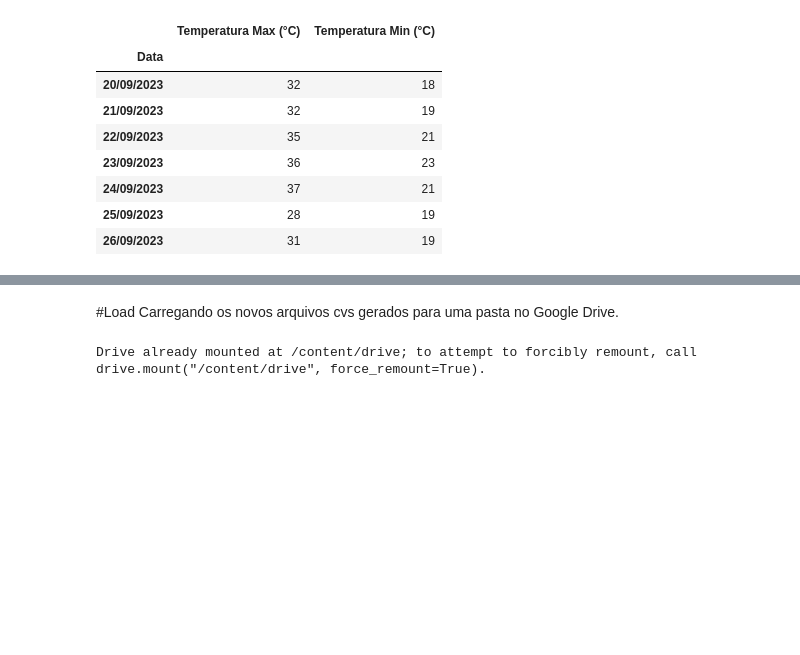
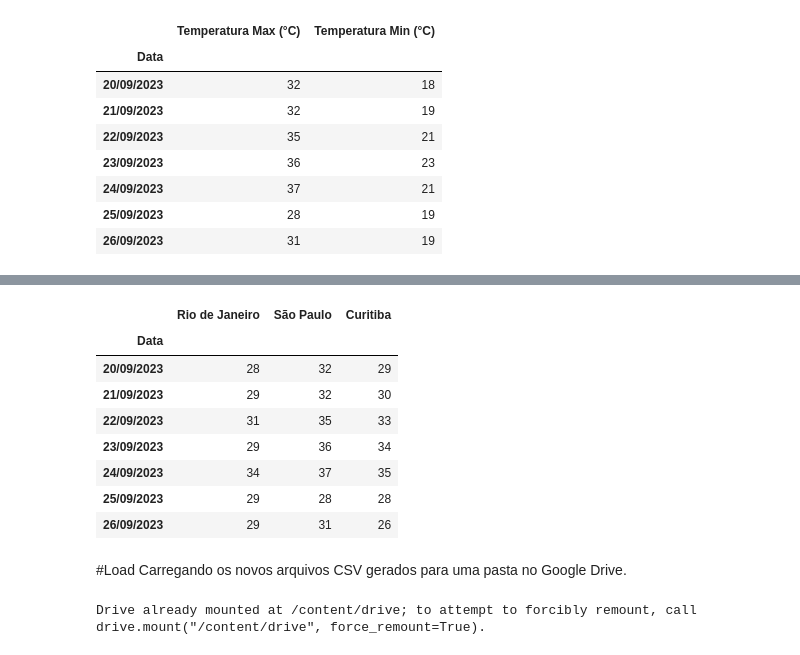
Before and after one commit to mgoncalves-chaves/ETL_python, a Jupyter notebook: ETL_python.ipynb, the cells around one changed output, grey strips where cells are left out. Cells and saved outputs as stored; diff of their text form; code cells hidden in the pictures; blank space fills up the shorter version.

```diff
--- a/ETL_python.ipynb
+++ b/ETL_python.ipynb
@@ -51,12 +62,23 @@ temp_minima.to_csv("temp_minima.csv")
 # %%
 temp_maxima=pd.DataFrame()
 temp_maxima['Rio de Janeiro']=temperatura_rio['Temperatura Max (°C)']
 temp_maxima['São Paulo']=temperatura_sp['Temperatura Max (°C)']
 temp_maxima['Curitiba']=temperatura_curitiba['Temperatura Max (°C)']
+temp_maxima
 temp_maxima.to_csv("temp_maxima.csv")
+# %% [output]
+|  | Rio de Janeiro | São Paulo | Curitiba |
+| Data |  |  |  |
+| 20/09/2023 | 28 | 32 | 29 |
+| 21/09/2023 | 29 | 32 | 30 |
+| 22/09/2023 | 31 | 35 | 33 |
+| 23/09/2023 | 29 | 36 | 34 |
+| 24/09/2023 | 34 | 37 | 35 |
+| 25/09/2023 | 29 | 28 | 28 |
+| 26/09/2023 | 29 | 31 | 26 |
 # %% [markdown]
 #Load
-Carregando os novos arquivos cvs gerados para uma pasta no Google Drive.
+Carregando os novos arquivos CSV gerados para uma pasta no Google Drive.
 # %%
 import os
 from google.colab import drive
```
Also changed, not shown: parts of 3 cells of this notebook.
